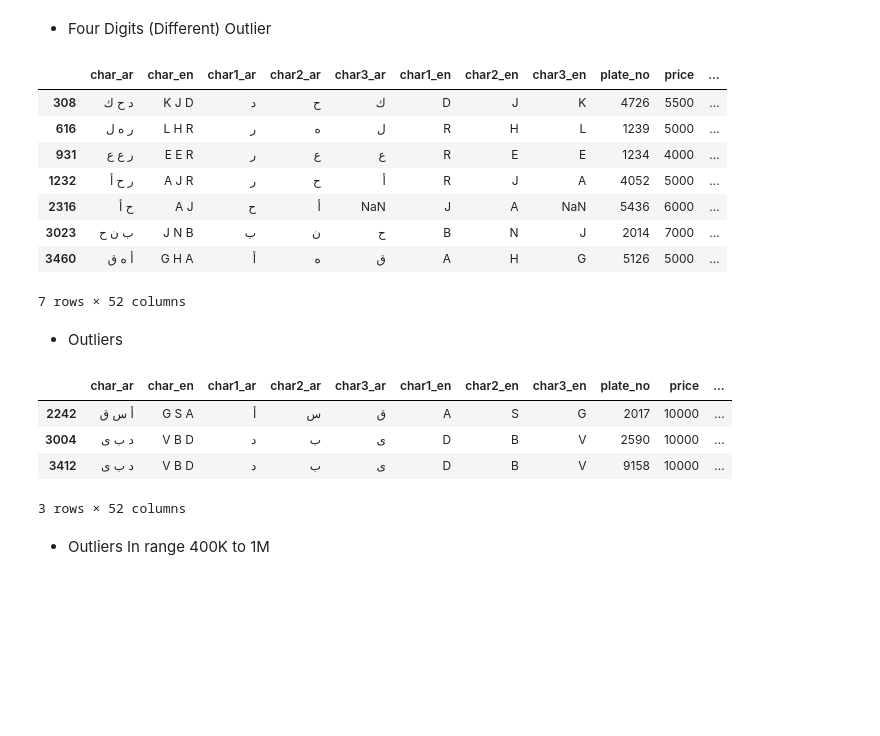
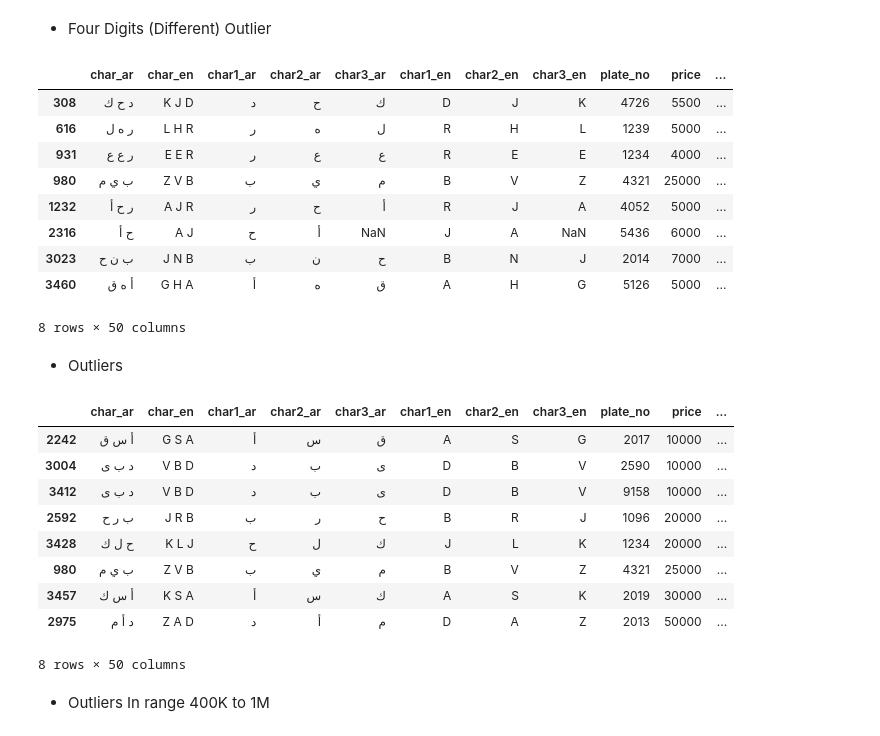
Before and after one commit to Hamad-32/Plate-Price-Prediction, a Jupyter notebook: EDA.ipynb, the cells around one changed output. Cells and saved outputs as stored; diff of their text form; code cells hidden in the pictures; blank space fills up the shorter version.

```diff
--- a/EDA.ipynb
+++ b/EDA.ipynb
@@ -612,5 +628,5 @@ df[(df['Two Digits (Different)'] ) & (df['price'] < 13000)][['char_ar','plate_no
 # %%
-ind_to_drop = df[(df['Two Digits (Different)'] ) & (df['price'] < 13000)][['char_ar','plate_no','price']].sort_values('price').index
+ind_to_drop = df[(df['Two Digits (Different)'] ) & (df['price'] < 10000)][['char_ar','plate_no','price']].sort_values('price').index
 df.drop(ind_to_drop,inplace=True)
 # %%
 df[(df['Three Digits (Different)'] ) & (df['price'] < 10000) ].sort_values('price')
@@ -655,28 +671,34 @@ df[(df['Three Digits (Different)'] ) & (df['price'] > 10000) & (df['First_Third_
 # %% [markdown]
 - Four Digits (Different) Outlier
 # %%
-df[(df['Four Digits (Different)'] ) & (df['price'] > 3000) & (df['First_Third_Match'] ==False ) & (df['is_triple_letters'] ==False ) & (df['first_name_rank'] <=0 ) & (df['word_freq_score']<=0)]
+df[(df['Four Digits (Different)'] ) & (df['price'] > 3000) & (df['First_Third_Match'] ==False ) & (df['is_triple_letters'] ==False ) & (df['first_name_score'] <=0 ) & (df['word_freq_score']<=0)]
 # %% [output]
 |  | char_ar | char_en | char1_ar | char2_ar | char3_ar | char1_en | char2_en | char3_en | plate_no | price | ... |
 | 308 | د ح ك | K J D | د | ح | ك | D | J | K | 4726 | 5500 | ... |
 | 616 | ر ه ل | L H R | ر | ه | ل | R | H | L | 1239 | 5000 | ... |
 | 931 | ر ع ع | E E R | ر | ع | ع | R | E | E | 1234 | 4000 | ... |
+| 980 | ب ي م | Z V B | ب | ي | م | B | V | Z | 4321 | 25000 | ... |
 | 1232 | ر ح أ | A J R | ر | ح | أ | R | J | A | 4052 | 5000 | ... |
 | 2316 | ح أ | A J | ح | أ | NaN | J | A | NaN | 5436 | 6000 | ... |
 | 3023 | ب ن ح | J N B | ب | ن | ح | B | N | J | 2014 | 7000 | ... |
 | 3460 | أ ه ق | G H A | أ | ه | ق | A | H | G | 5126 | 5000 | ... |
-7 rows × 52 columns
+8 rows × 50 columns
 # %%
-ind_to_drop = df[(df['Four Digits (Different)'] ) & (df['price'] > 3000) & (df['First_Third_Match'] ==False ) & (df['is_triple_letters'] ==False ) & (df['first_name_rank'] <=0 ) & (df['word_freq_score']<=0)].index
-df.drop(ind_to_drop,inplace=True)
+#ind_to_drop = df[(df['Four Digits (Different)'] ) & (df['price'] > 3000) & (df['First_Third_Match'] ==False ) & (df['is_triple_letters'] ==False ) & (df['first_name_rank'] <=0 ) & (df['word_freq_score']<=0)].index
+#df.drop(ind_to_drop,inplace=True)
 # %% [markdown]
 - Outliers
 # %%
-df[(df['Four Digits (Different)'] )  & (df['First_Third_Match'] ==False ) & (df['price'] > 8000) & (df['is_triple_letters'] ==False ) & (df['first_name_rank'] <=0 ) ].sort_values('price')
+df[(df['Four Digits (Different)'] )  & (df['First_Third_Match'] ==False ) & (df['price'] > 8000) & (df['is_triple_letters'] ==False ) & (df['first_name_score'] <=0 ) ].sort_values('price')
 # %% [output]
 |  | char_ar | char_en | char1_ar | char2_ar | char3_ar | char1_en | char2_en | char3_en | plate_no | price | ... |
 | 2242 | أ س ق | G S A | أ | س | ق | A | S | G | 2017 | 10000 | ... |
 | 3004 | د ب ى | V B D | د | ب | ى | D | B | V | 2590 | 10000 | ... |
 | 3412 | د ب ى | V B D | د | ب | ى | D | B | V | 9158 | 10000 | ... |
+| 2592 | ب ر ح | J R B | ب | ر | ح | B | R | J | 1096 | 20000 | ... |
+| 3428 | ح ل ك | K L J | ح | ل | ك | J | L | K | 1234 | 20000 | ... |
+| 980 | ب ي م | Z V B | ب | ي | م | B | V | Z | 4321 | 25000 | ... |
+| 3457 | أ س ك | K S A | أ | س | ك | A | S | K | 2019 | 30000 | ... |
+| 2975 | د أ م | Z A D | د | أ | م | D | A | Z | 2013 | 50000 | ... |
-3 rows × 52 columns
+8 rows × 50 columns
 # %%
```
Also changed, not shown: parts of 16 cells of this notebook, 2 other files.
